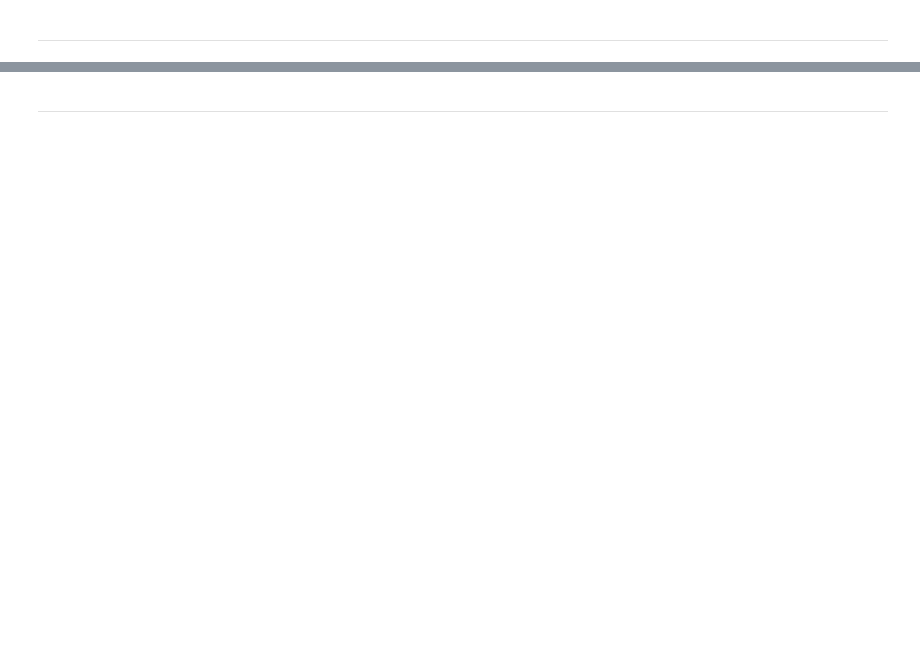
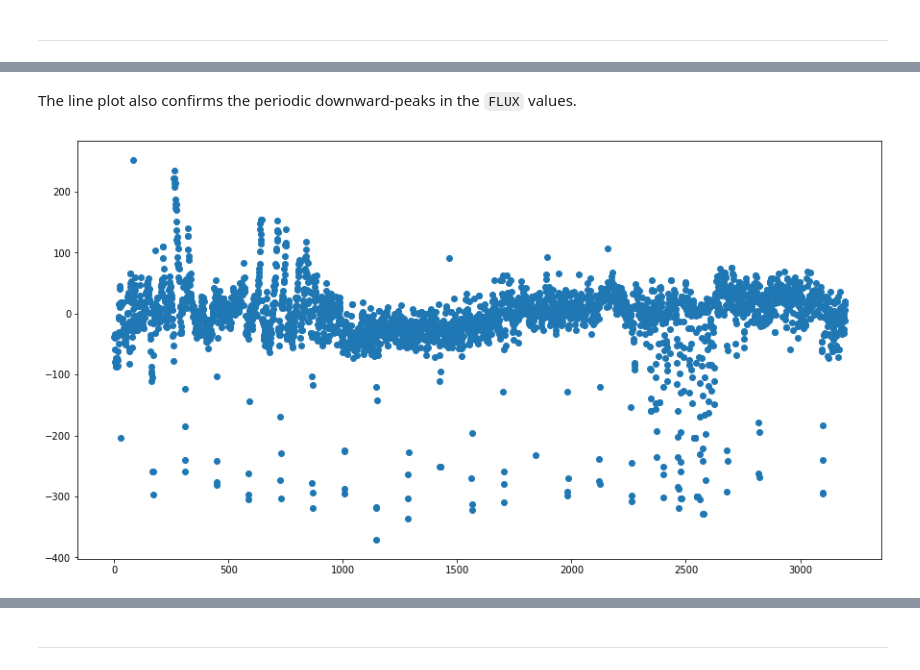
Before and after one commit to Sreejith-t-shaji-40/DATASCIENCE-LAB, a Jupyter notebook: sreejith.ipynb, the cells around one changed output, grey strips where cells are left out. Cells and saved outputs as stored; diff of their text form; code cells hidden in the pictures; blank space fills up the shorter version.

```diff
--- a/sreejith.ipynb
+++ b/sreejith.ipynb
@@ -80,0 +67,4 @@ print (type(my_list))
+# %%
+# Create a Pandas series for the second star and store it in a variable called 'star_1'.
+star_1 = df.iloc[1,:]
+star_1.head()
@@ -80,0 +184,11 @@ print (type(my_list))
+# %% [markdown]
+The line plot also confirms the periodic downward-peaks in the `FLUX` values.
+# %%
+# Create a scatter plot for the second star, i.e., 'star_1'.
+plt.figure(figsize=(15,8))
+x = np.arange(1, 3198)
+y = star_1[1:]
+plt.scatter(x,y)
+plt.show()
+# %% [output]
+[figure, added]
```
Also changed, not shown: parts of 51 cells of this notebook.
